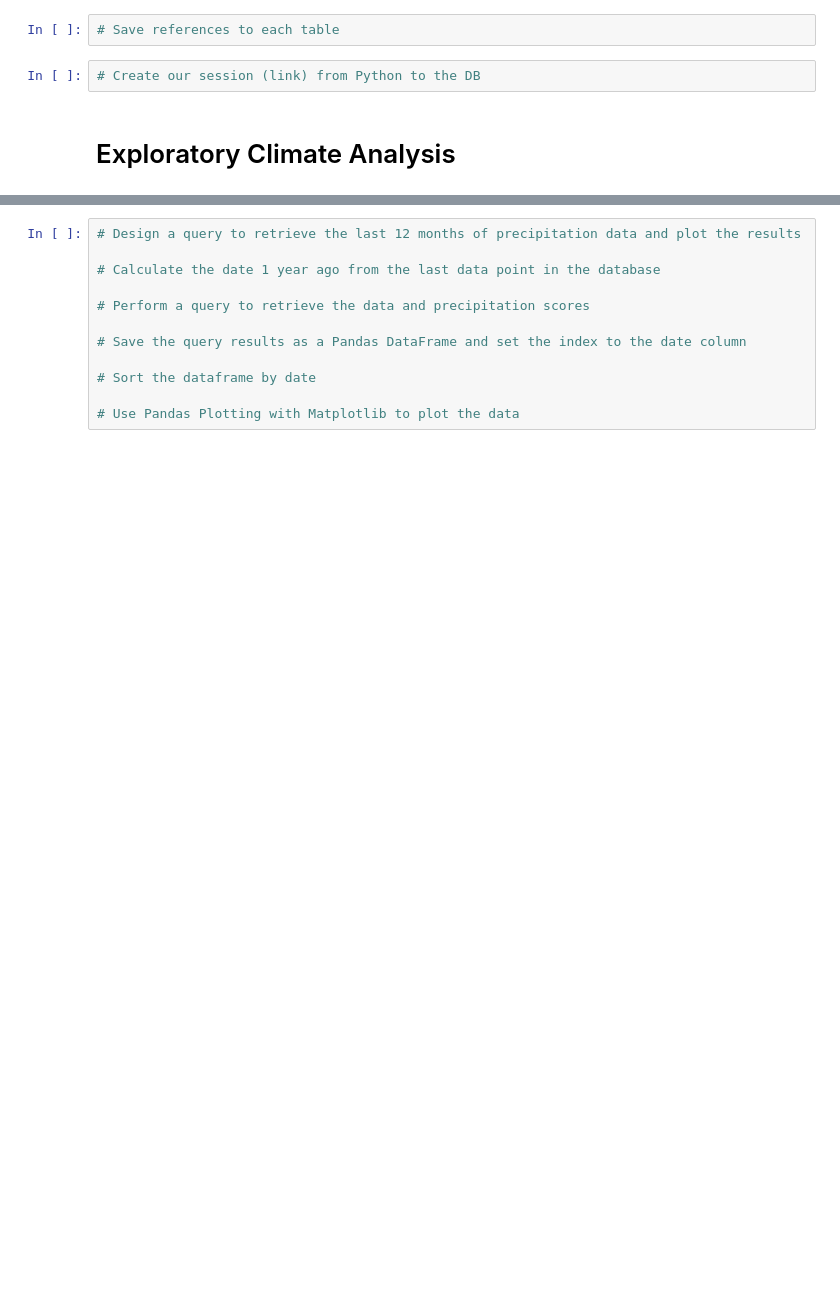
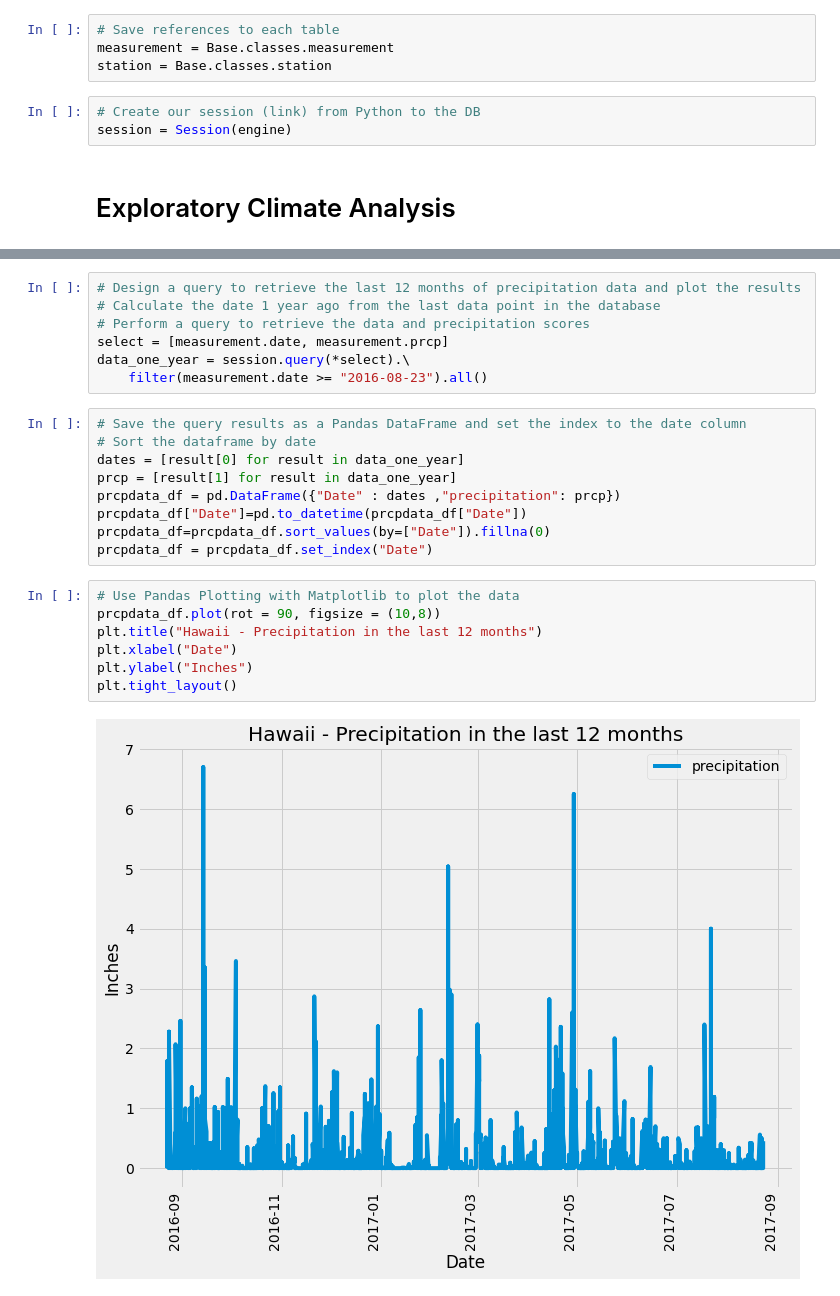
Before and after one commit to tanvi-12/SQLAlchemy-Challenge, a Jupyter notebook: climate_starter.ipynb, the cells around one changed output, grey strips where cells are left out. Saved outputs shown, nothing was run; the diff lists cells and outputs as text; blank space fills up the shorter version.

```diff
--- a/climate_starter.ipynb
+++ b/climate_starter.ipynb
@@ -27,6 +31,9 @@ engine = create_engine("sqlite:///Resources/hawaii.sqlite")
 # %%
 # Save references to each table
+measurement = Base.classes.measurement
+station = Base.classes.station
 # %%
 # Create our session (link) from Python to the DB
+session = Session(engine)
 # %% [markdown]
 # Exploratory Climate Analysis
@@ -33,14 +62,27 @@ engine = create_engine("sqlite:///Resources/hawaii.sqlite")
 # %%
 # Design a query to retrieve the last 12 months of precipitation data and plot the results
-
 # Calculate the date 1 year ago from the last data point in the database
-
 # Perform a query to retrieve the data and precipitation scores
-
-# Save the query results as a Pandas DataFrame and set the index to the date column
-
-# Sort the dataframe by date
-
-# Use Pandas Plotting with Matplotlib to plot the data
+select = [measurement.date, measurement.prcp]
+data_one_year = session.query(*select).\
+    filter(measurement.date >= "2016-08-23").all()
+# %%
+# Save the query results as a Pandas DataFrame and set the index to the date column
+# Sort the dataframe by date
+dates = [result[0] for result in data_one_year]
+prcp = [result[1] for result in data_one_year]
+prcpdata_df = pd.DataFrame({"Date" : dates ,"precipitation": prcp})
+prcpdata_df["Date"]=pd.to_datetime(prcpdata_df["Date"])
+prcpdata_df=prcpdata_df.sort_values(by=["Date"]).fillna(0)
+prcpdata_df = prcpdata_df.set_index("Date")
+# %%
+# Use Pandas Plotting with Matplotlib to plot the data
+prcpdata_df.plot(rot = 90, figsize = (10,8))
+plt.title("Hawaii - Precipitation in the last 12 months")
+plt.xlabel("Date")
+plt.ylabel("Inches")
+plt.tight_layout()
+# %% [output]
+[figure, added]
 # %%
 # Use Pandas to calcualte the summary statistics for the precipitation data
```
Also changed, not shown: parts of 22 cells of this notebook.
